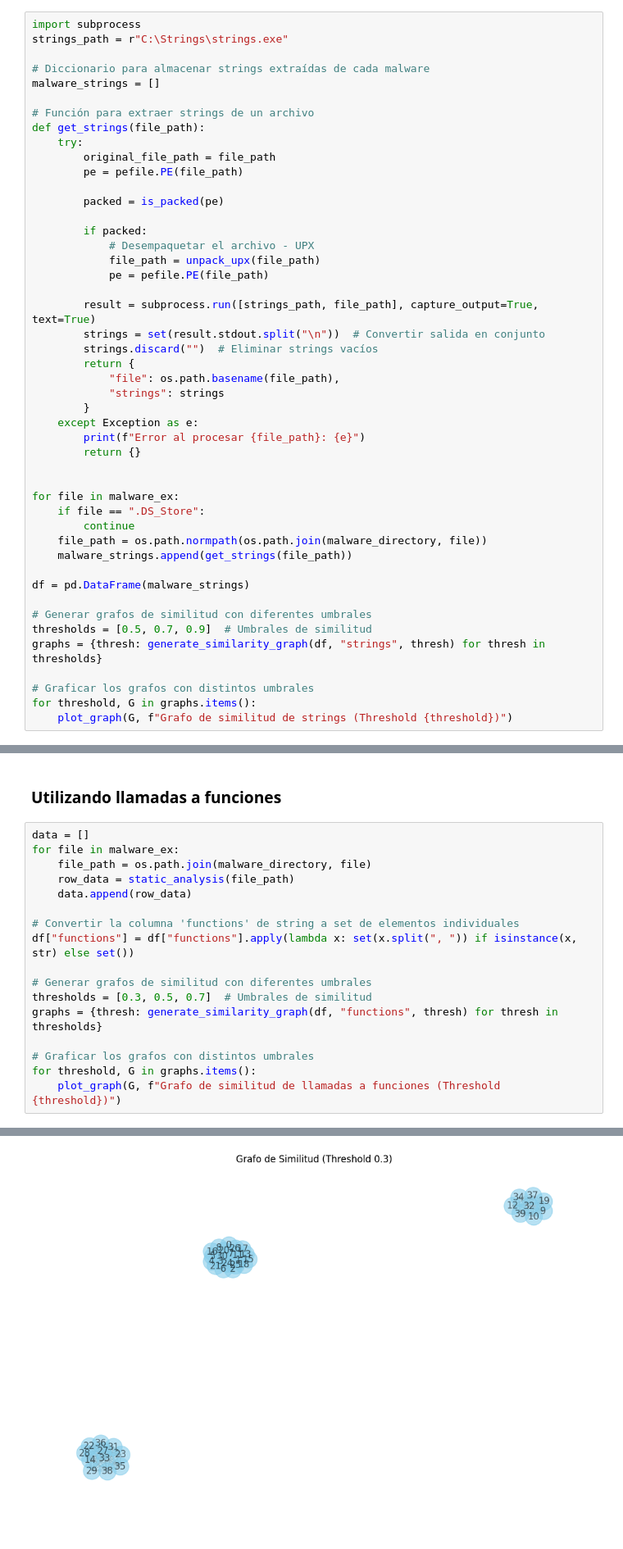
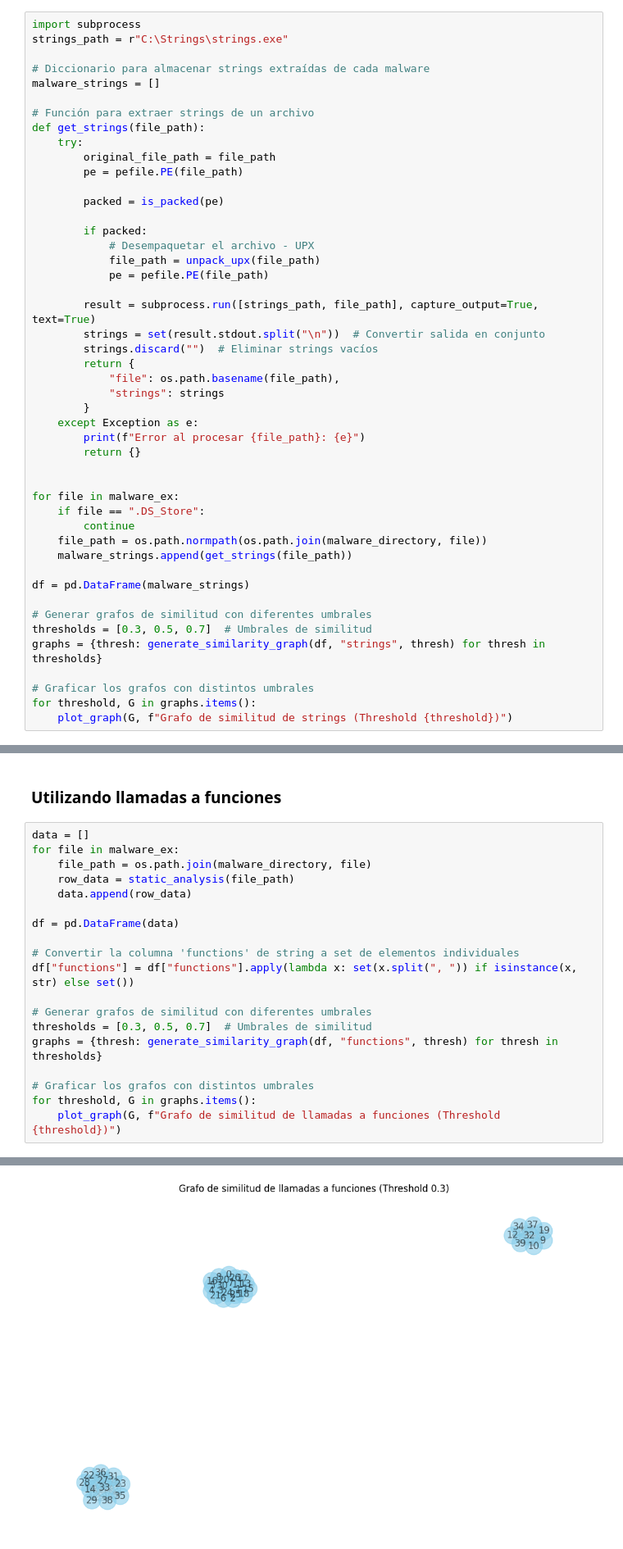
Before and after one commit to Aq202/UVG_SDS_LAB_4, a Jupyter notebook: lab4.ipynb, the cells around one changed output, grey strips where cells are left out. Shown at 82% size. Saved outputs shown, nothing was run; the diff lists cells and outputs as text.

```diff
--- a/lab4.ipynb
+++ b/lab4.ipynb
@@ -596,7 +578,7 @@ for file in malware_ex:
 df = pd.DataFrame(malware_strings)
 
 # Generar grafos de similitud con diferentes umbrales
-thresholds = [0.5, 0.7, 0.9]  # Umbrales de similitud
+thresholds = [0.3, 0.5, 0.7]  # Umbrales de similitud
 graphs = {thresh: generate_similarity_graph(df, "strings", thresh) for thresh in thresholds}
 
 # Graficar los grafos con distintos umbrales
@@ -614,6 +596,8 @@ for file in malware_ex:
     file_path = os.path.join(malware_directory, file)
     row_data = static_analysis(file_path)
     data.append(row_data)
+
+df = pd.DataFrame(data)
 
 # Convertir la columna 'functions' de string a set de elementos individuales
 df["functions"] = df["functions"].apply(lambda x: set(x.split(", ")) if isinstance(x, str) else set())
@@ -629 +621 @@ for threshold, G in graphs.items():
-[figure, old version]
+[figure, new version]
```
Also changed, not shown: parts of 12 cells of this notebook, 1 other file.
